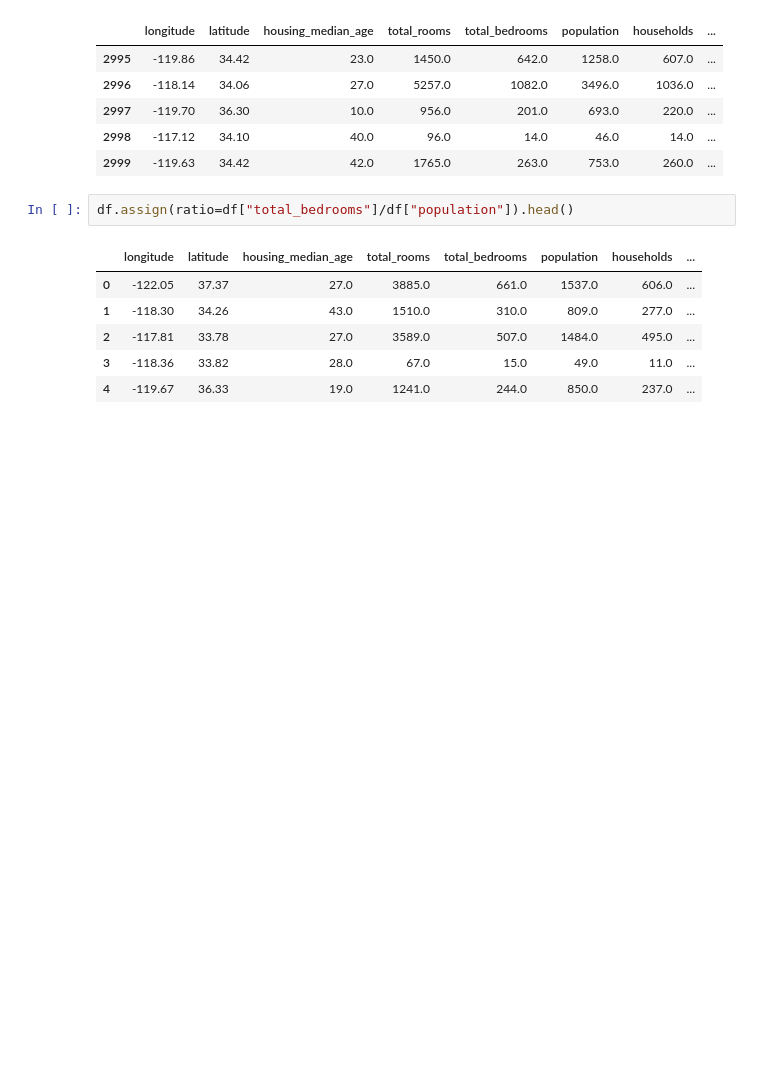
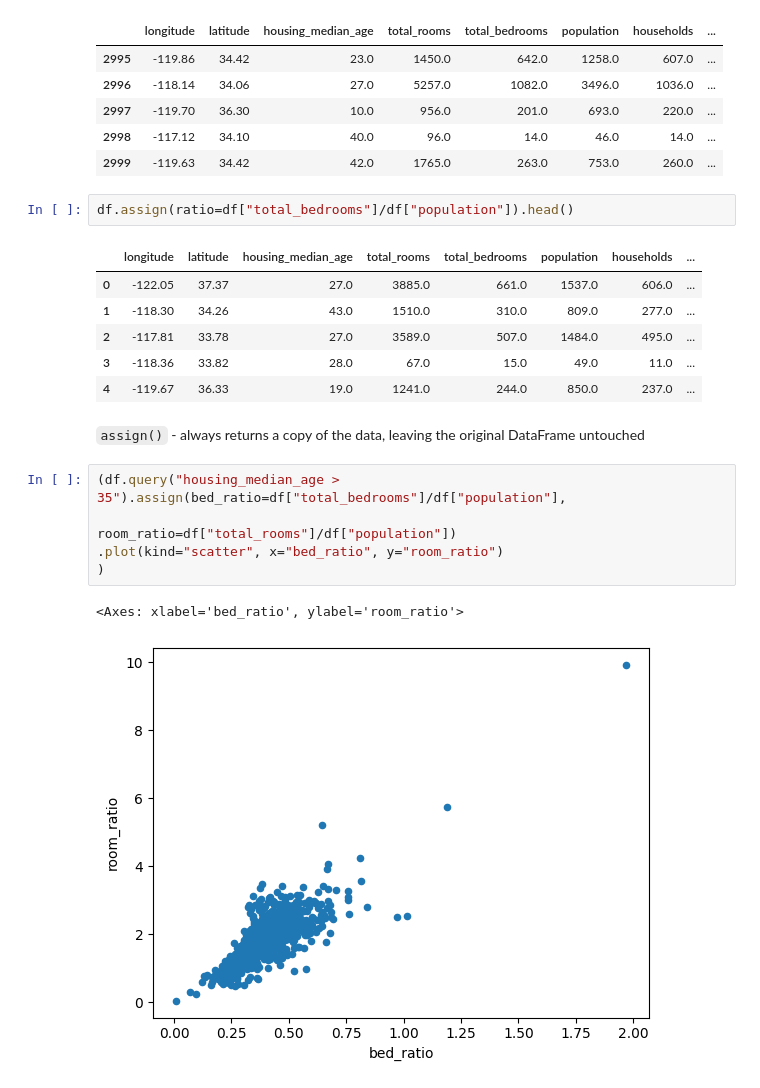
Before and after one commit to manikandansrikumar/data-analysis, a Jupyter notebook: notebooks/colab-github-demo.ipynb, the cells around one changed output. Cells and saved outputs as stored; diff of their text form; blank space fills up the shorter version.

```diff
--- a/notebooks/colab-github-demo.ipynb
+++ b/notebooks/colab-github-demo.ipynb
@@ -50,3 +50,13 @@ df.assign(ratio=df["total_bedrooms"]/df["population"]).head()
 | 2 | -117.81 | 33.78 | 27.0 | 3589.0 | 507.0 | 1484.0 | 495.0 | ... |
 | 3 | -118.36 | 33.82 | 28.0 | 67.0 | 15.0 | 49.0 | 11.0 | ... |
 | 4 | -119.67 | 36.33 | 19.0 | 1241.0 | 244.0 | 850.0 | 237.0 | ... |
+# %% [markdown]
+`assign()` - always returns a copy of the data, leaving the original DataFrame untouched
+# %%
+(df.query("housing_median_age > 35").assign(bed_ratio=df["total_bedrooms"]/df["population"],
+                                            room_ratio=df["total_rooms"]/df["population"])
+.plot(kind="scatter", x="bed_ratio", y="room_ratio")
+)
+# %% [output]
+<Axes: xlabel='bed_ratio', ylabel='room_ratio'>
+[figure, added]
```
Also changed, not shown: parts of 9 cells of this notebook.
